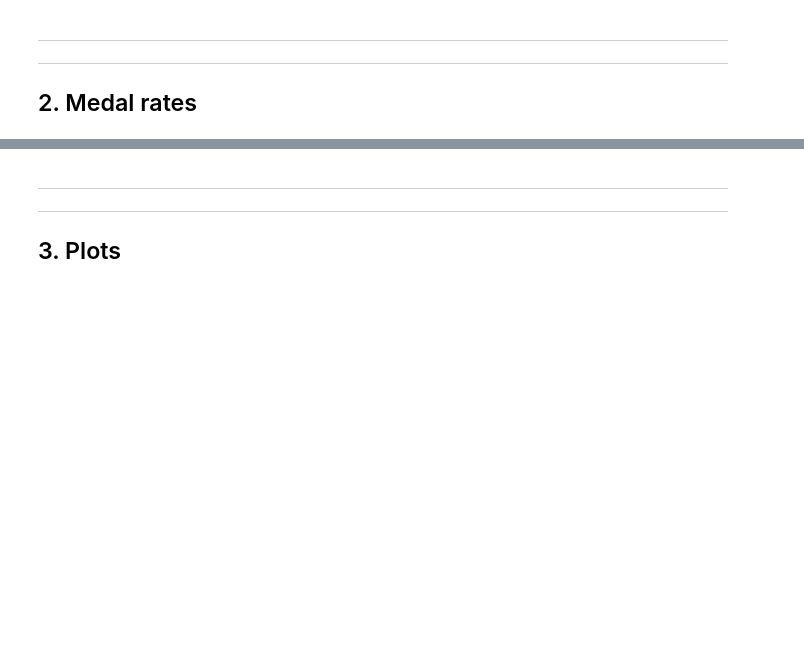
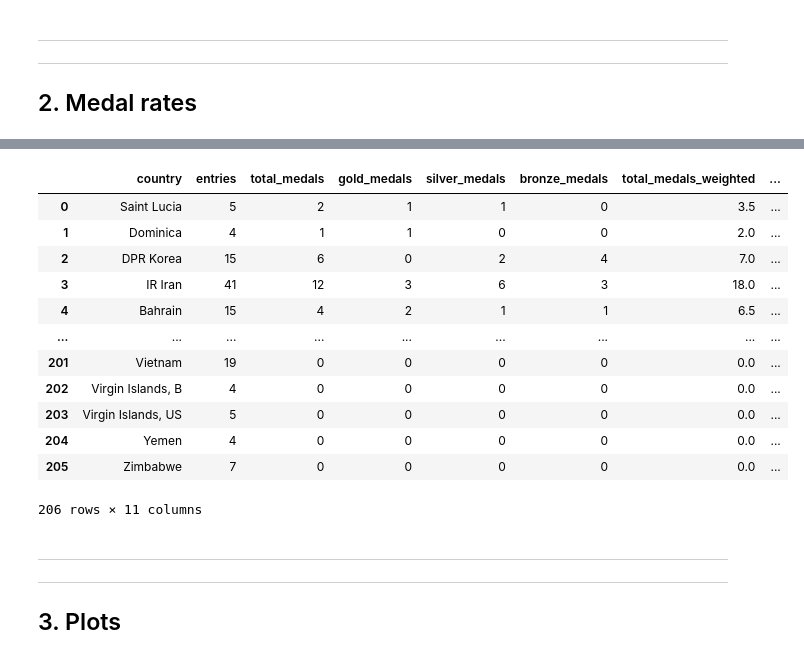
Before and after one commit to dinnertabledata/data_stories, a Jupyter notebook: notebooks/olympic_medals.ipynb, the cells around one changed output, grey strips where cells are left out. Saved outputs shown, nothing was run; the diff lists cells and outputs as text; code cells hidden in the pictures; blank space fills up the shorter version.

```diff
--- a/notebooks/olympic_medals.ipynb
+++ b/notebooks/olympic_medals.ipynb
@@ -216,3 +156,24 @@ country_df
+# %%
+# Build medal rate df
+rate_df = U.calc_country_medal_rates(entry_df)
+
+# Export and view sample
+rate_df.to_csv(f"out/country_medal_rankings.csv", index=False)
+rate_df
+# %% [output]
+|  | country | entries | total_medals | gold_medals | silver_medals | bronze_medals | total_medals_weighted | ... |
+| 0 | Saint Lucia | 5 | 2 | 1 | 1 | 0 | 3.5 | ... |
+| 1 | Dominica | 4 | 1 | 1 | 0 | 0 | 2.0 | ... |
+| 2 | DPR Korea | 15 | 6 | 0 | 2 | 4 | 7.0 | ... |
+| 3 | IR Iran | 41 | 12 | 3 | 6 | 3 | 18.0 | ... |
+| 4 | Bahrain | 15 | 4 | 2 | 1 | 1 | 6.5 | ... |
+| ... | ... | ... | ... | ... | ... | ... | ... | ... |
+| 201 | Vietnam | 19 | 0 | 0 | 0 | 0 | 0.0 | ... |
+| 202 | Virgin Islands, B | 4 | 0 | 0 | 0 | 0 | 0.0 | ... |
+| 203 | Virgin Islands, US | 5 | 0 | 0 | 0 | 0 | 0.0 | ... |
+| 204 | Yemen | 4 | 0 | 0 | 0 | 0 | 0.0 | ... |
+| 205 | Zimbabwe | 7 | 0 | 0 | 0 | 0 | 0.0 | ... |
+206 rows × 11 columns
 # %% [markdown]
 ***
 ***
```
Also changed, not shown: parts of 15 cells of this notebook, 1 other file.
